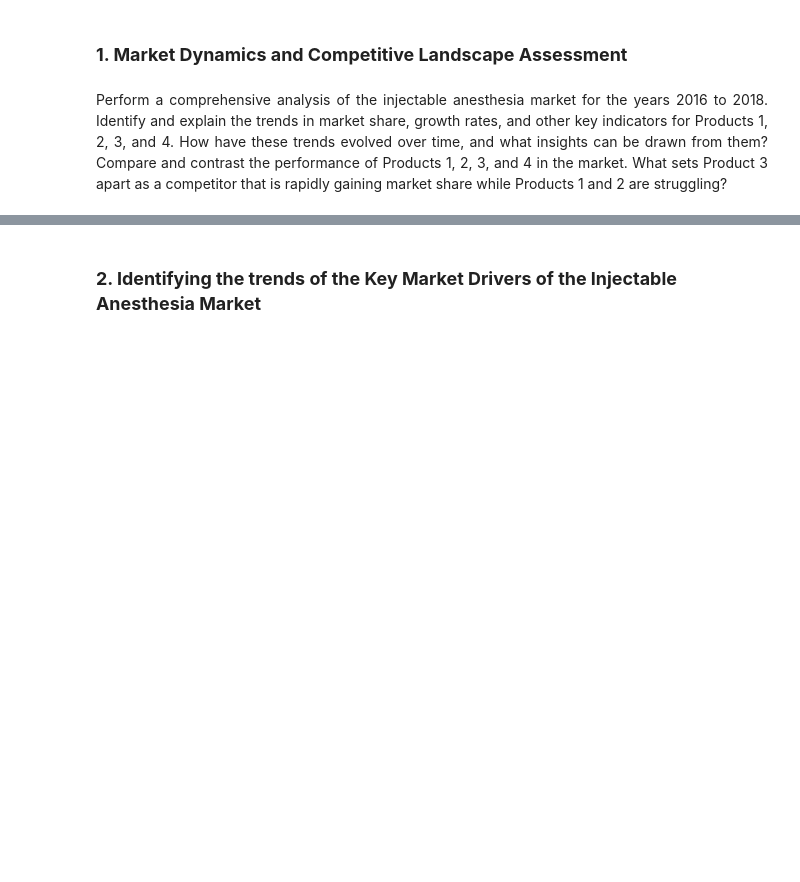
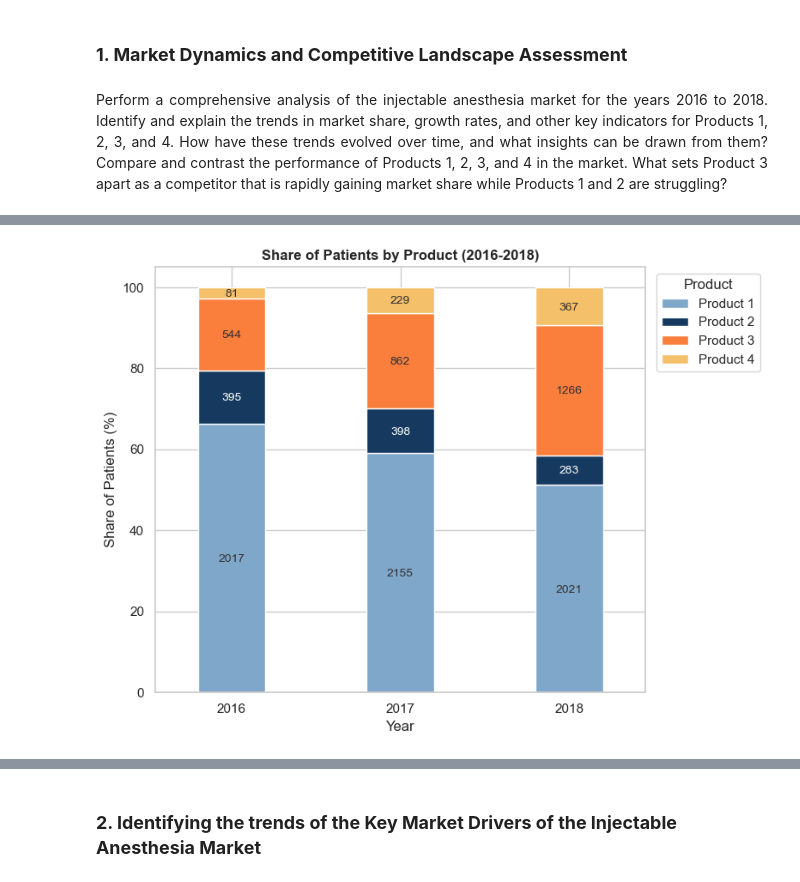
Before and after one commit to aakarsh31/BIA810-Healthcare_Anesthesia-Market-Analysis, a Jupyter notebook: BIA810_final.ipynb, the cells around one changed output, grey strips where cells are left out. Cells and saved outputs as stored; diff of their text form; code cells hidden in the pictures; blank space fills up the shorter version.

```diff
--- a/BIA810_final.ipynb
+++ b/BIA810_final.ipynb
@@ -707,0 +799,12 @@ Perform a comprehensive analysis of the injectable anesthesia market for the yea
+# %%
+# 1.a.2.
+# 100% stacked bar graph showing the number of patients of each product per year
+patients_pivot = (
+    df_mkt.groupby(
+    ['Claim_Year', 'Product_Name'])['Patient_ID']
+    .nunique()
+    .unstack(['Product_Name'])[product_order]
+)
+patients_pivot['Total'] = patients_pivot.sum(axis=1)
+
+patients_pivot
@@ -707,0 +817,4 @@ Perform a comprehensive analysis of the injectable anesthesia market for the yea
+# %%
+patients_pct = round(patients_pivot[product_order].div(patients_pivot['Total'], axis=0) * 100, 2)
+
+patients_pct
@@ -707,0 +827,27 @@ Perform a comprehensive analysis of the injectable anesthesia market for the yea
+# %%
+# data viz for 1.a.2.
+sns.set_theme(style='whitegrid')
+fig, ax = plt.subplots(figsize=(8, 6))
+patients_pct.plot(kind='bar', stacked=True, color=colors, width=0.4, ax=ax)
+
+# add percentage labels
+for product in patients_pct.columns:
+    for i, year in enumerate(patients_pct.index):
+        value = patients_pct.loc[year, product]
+        bottom = patients_pct.loc[year, patients_pct.columns[:patients_pct.columns.get_loc(product)]].sum()
+        y_position = bottom + value / 2
+        count = int(patients_pivot.loc[year, product])
+
+        text_color = 'white' if product == 'Product 2' else '#333333'
+        ax.text(i, y_position, f'{count}', ha='center', va='center_baseline', fontsize=10, color=text_color)
+
+ax.set_title('Share of Patients by Product (2016-2018)', fontweight='bold')
+ax.set_xlabel('Year')
+ax.set_ylabel('Share of Patients (%)')
+ax.set_xticklabels(patients_pct.index, rotation=0)
+ax.legend(title='Product', bbox_to_anchor=(1.01, 1), loc='upper left')
+
+plt.tight_layout()
+plt.show()
+# %% [output]
+[figure, added]
```
Also changed, not shown: parts of 19 cells of this notebook.
